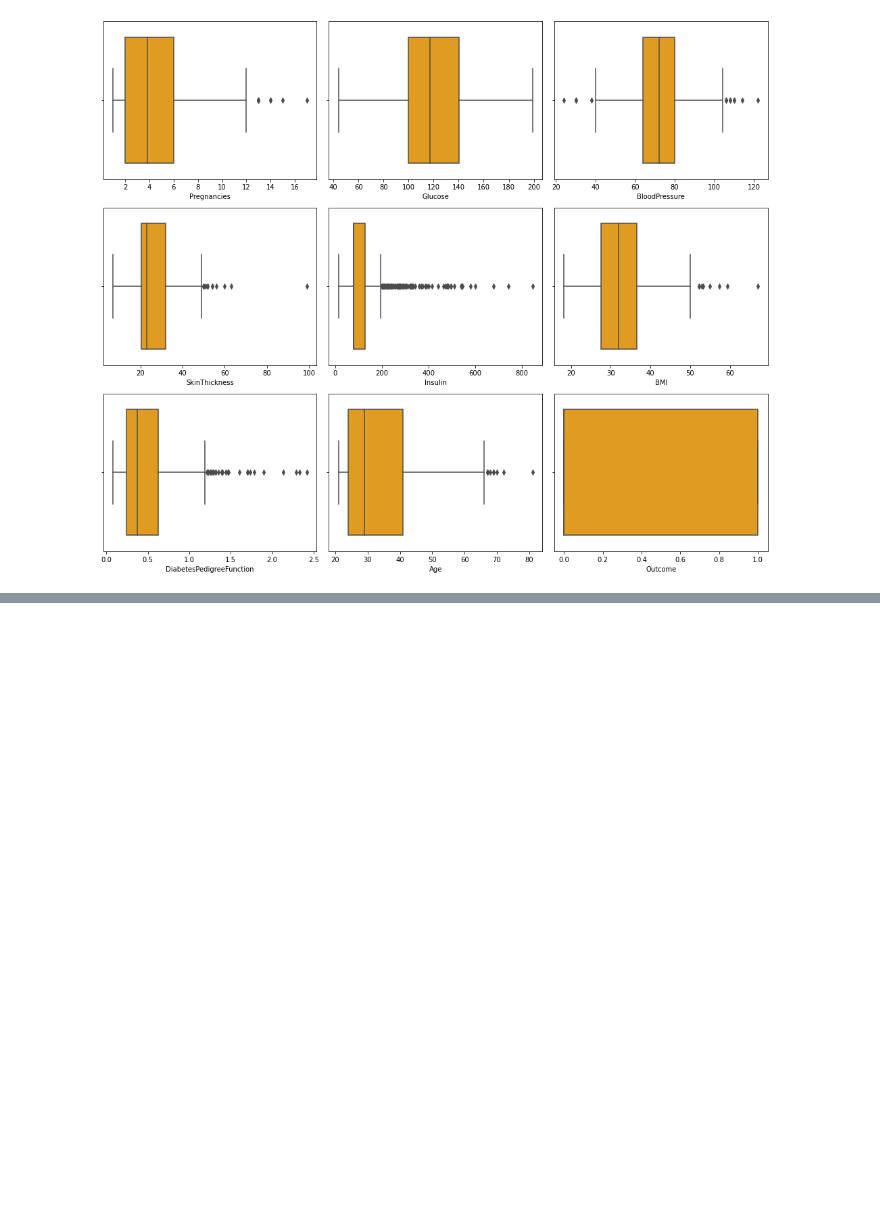
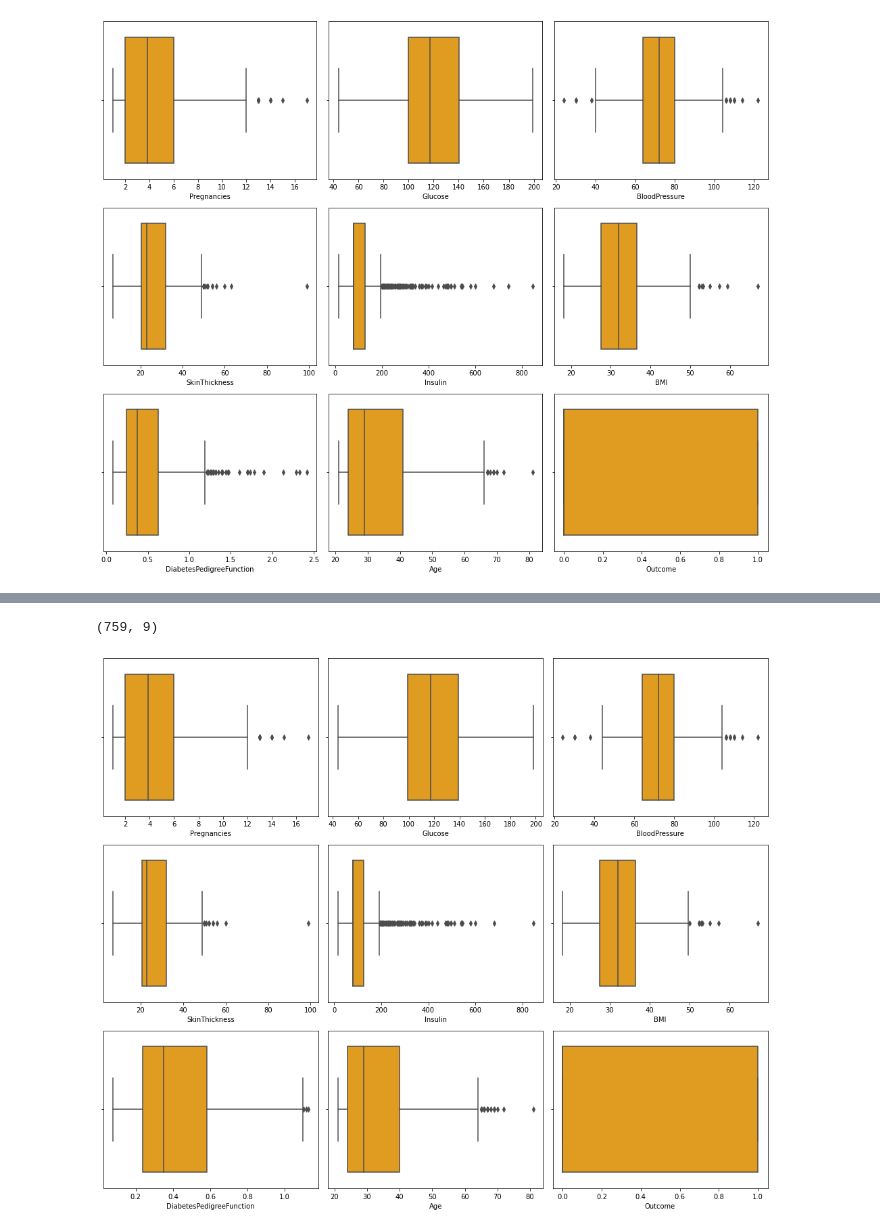
Before and after one commit to kanishkakum/Diabetes_LogisticRegression, a Jupyter notebook: Diabetes.ipynb, the cells around one changed output, grey strips where cells are left out. Drawn from its saved outputs; the diff is of its cells as text; code cells hidden in the pictures; blank space fills up the shorter version.

```diff
--- a/Diabetes.ipynb
+++ b/Diabetes.ipynb
@@ -127,0 +151,15 @@ for i in range(0,len(df.columns)):
+# %%
+q=df['Age'].quantile(0.99)
+data_cleaned=df[df['Age']<q]
+# %%
+data_cleaned.shape
+# %% [output]
+(759, 9)
+# %%
+plt.figure(figsize=(14,15))
+for i in range(0,len(data_cleaned.columns)):
+    plt.subplot(4,3,i+1)
+    sns.boxplot(x=data_cleaned[data_cleaned.columns[i]], color='orange')
+    plt.tight_layout()
+# %% [output]
+[figure, added]
```
Also changed, not shown: parts of 15 cells of this notebook.
